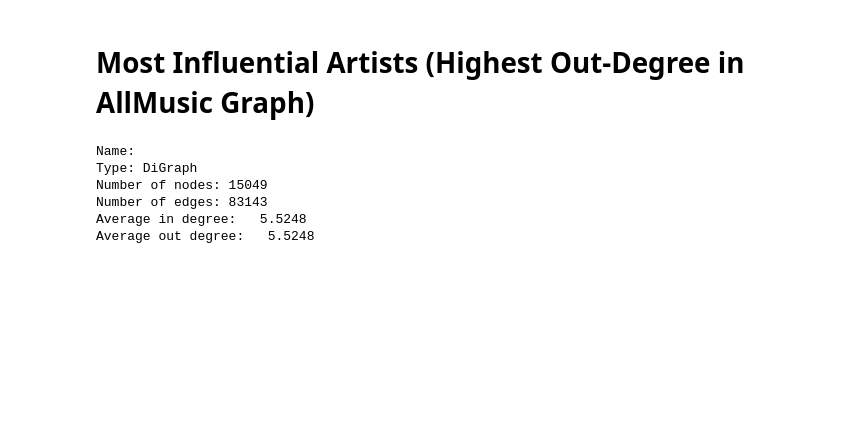
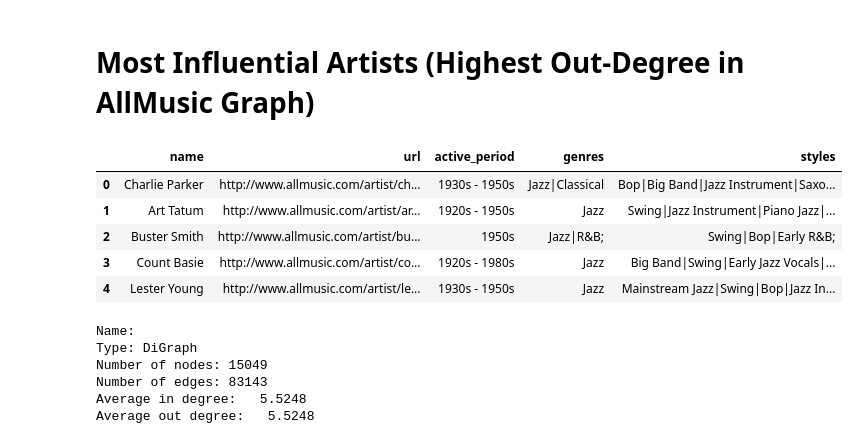
Before and after one commit to wzeyuann/music_influence, a Jupyter notebook: Exploratory Analysis.ipynb, the cells around one changed output. Cells and saved outputs as stored; diff of their text form; code cells hidden in the pictures; blank space fills up the shorter version.

```diff
--- a/Exploratory Analysis.ipynb
+++ b/Exploratory Analysis.ipynb
@@ -18,6 +18,15 @@ from scipy import stats
 artists = pd.read_csv('data/allmusic/artists.txt', header=None, names=['name', 'url', 'active_period', 'genres', 'styles'])
 # Load influence relationships
 influences = pd.read_csv('data/allmusic/influences.txt', header=None, names=['influencer_name', 'influencer_url', 'follower_name', 'follower_url'])
+# %%
+artists.head()
+# %% [output]
+|  | name | url | active_period | genres | styles |
+| 0 | Charlie Parker | http://www.allmusic.com/artist/ch... | 1930s - 1950s | Jazz|Classical | Bop|Big Band|Jazz Instrument|Saxo... |
+| 1 | Art Tatum | http://www.allmusic.com/artist/ar... | 1920s - 1950s | Jazz | Swing|Jazz Instrument|Piano Jazz|... |
+| 2 | Buster Smith | http://www.allmusic.com/artist/bu... | 1950s | Jazz|R&B; | Swing|Bop|Early R&B; |
+| 3 | Count Basie | http://www.allmusic.com/artist/co... | 1920s - 1980s | Jazz | Big Band|Swing|Early Jazz Vocals|... |
+| 4 | Lester Young | http://www.allmusic.com/artist/le... | 1930s - 1950s | Jazz | Mainstream Jazz|Swing|Bop|Jazz In... |
 # %%
 # Create directed graph from influence relationships
 G = nx.DiGraph()
```
Also changed, not shown: parts of 26 cells of this notebook, 3 other files.
